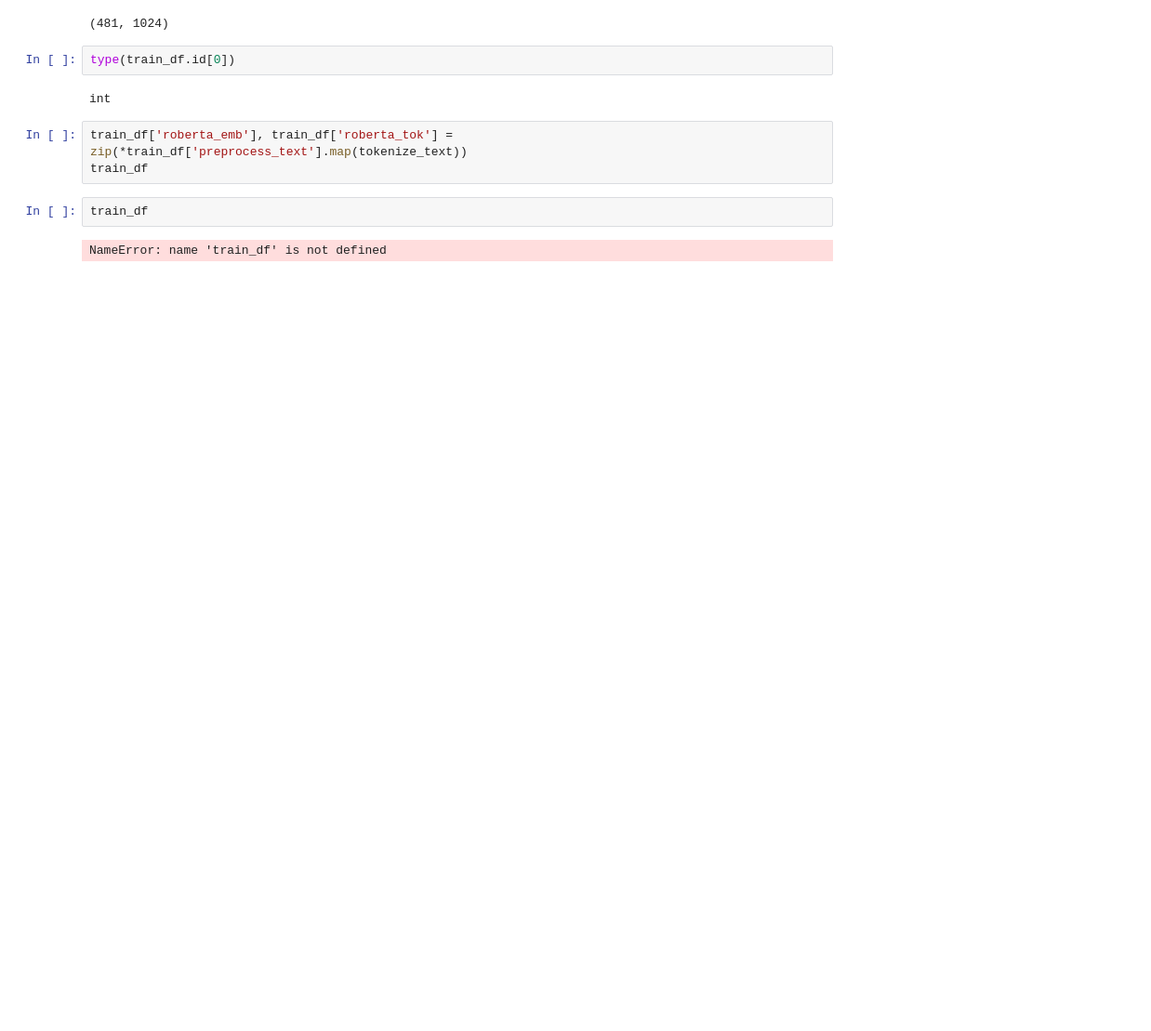
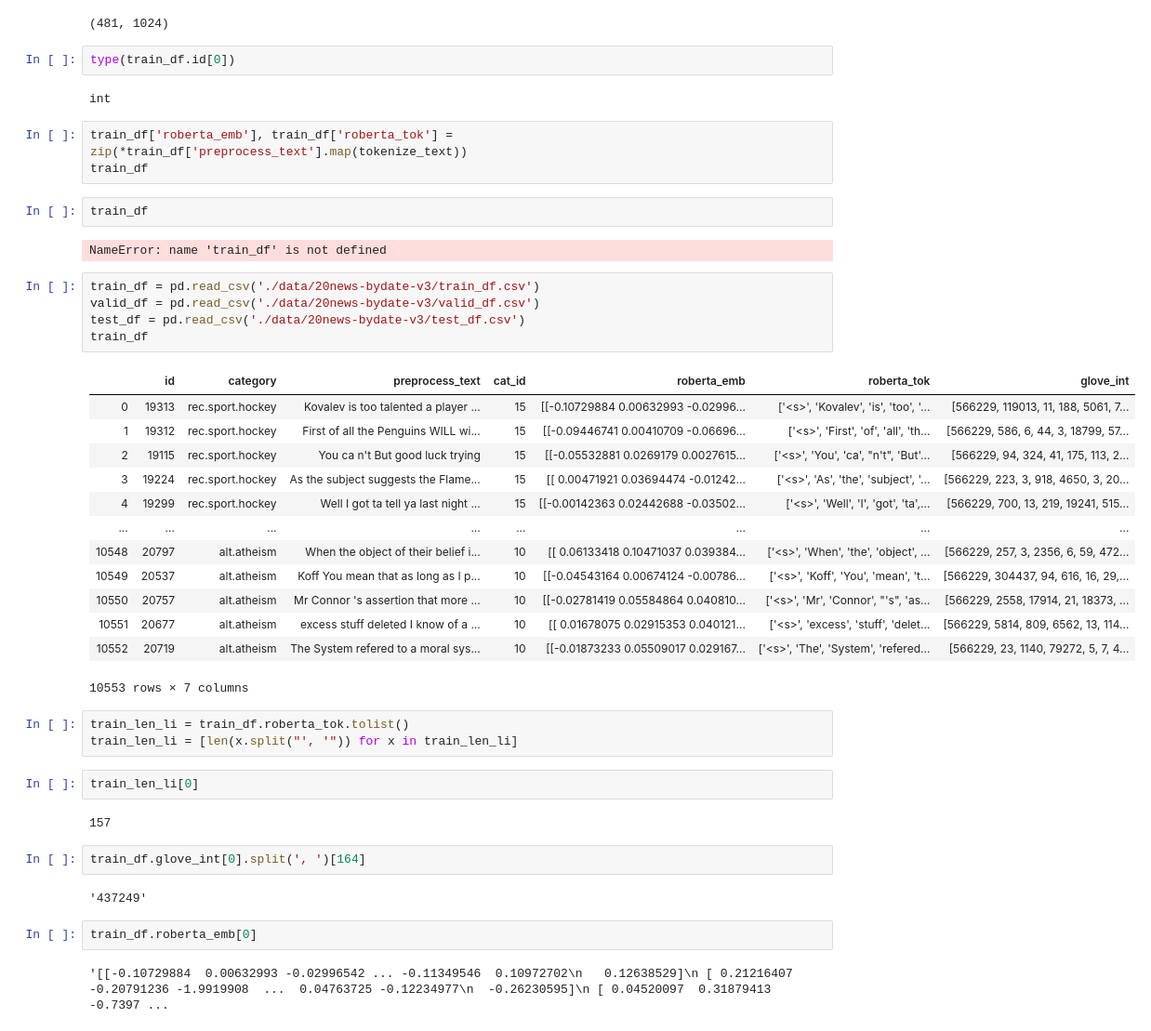
Before and after one commit to tychen5/SequenceFramework, a Jupyter notebook: 2.PrepareData.ipynb, the cells around one changed output. Shown at 93% size. Cells and saved outputs as stored; diff of their text form; blank space fills up the shorter version.

```diff
--- a/2.PrepareData.ipynb
+++ b/2.PrepareData.ipynb
@@ -569,3 +670,37 @@ train_df
 train_df
 # %% [output]
 NameError: name 'train_df' is not defined
+# %%
+train_df = pd.read_csv('./data/20news-bydate-v3/train_df.csv')
+valid_df = pd.read_csv('./data/20news-bydate-v3/valid_df.csv')
+test_df = pd.read_csv('./data/20news-bydate-v3/test_df.csv')
+train_df
+# %% [output]
+|  | id | category | preprocess_text | cat_id | roberta_emb | roberta_tok | glove_int |
+| 0 | 19313 | rec.sport.hockey | Kovalev is too talented a player ... | 15 | [[-0.10729884 0.00632993 -0.02996... | ['<s>', 'Kovalev', 'is', 'too', '... | [566229, 119013, 11, 188, 5061, 7... |
+| 1 | 19312 | rec.sport.hockey | First of all the Penguins WILL wi... | 15 | [[-0.09446741 0.00410709 -0.06696... | ['<s>', 'First', 'of', 'all', 'th... | [566229, 586, 6, 44, 3, 18799, 57... |
+| 2 | 19115 | rec.sport.hockey | You ca n't But good luck trying | 15 | [[-0.05532881 0.0269179 0.0027615... | ['<s>', 'You', 'ca', "n't", 'But'... | [566229, 94, 324, 41, 175, 113, 2... |
+| 3 | 19224 | rec.sport.hockey | As the subject suggests the Flame... | 15 | [[ 0.00471921 0.03694474 -0.01242... | ['<s>', 'As', 'the', 'subject', '... | [566229, 223, 3, 918, 4650, 3, 20... |
+| 4 | 19299 | rec.sport.hockey | Well I got ta tell ya last night ... | 15 | [[-0.00142363 0.02442688 -0.03502... | ['<s>', 'Well', 'I', 'got', 'ta',... | [566229, 700, 13, 219, 19241, 515... |
+| ... | ... | ... | ... | ... | ... | ... | ... |
+| 10548 | 20797 | alt.atheism | When the object of their belief i... | 10 | [[ 0.06133418 0.10471037 0.039384... | ['<s>', 'When', 'the', 'object', ... | [566229, 257, 3, 2356, 6, 59, 472... |
+| 10549 | 20537 | alt.atheism | Koff You mean that as long as I p... | 10 | [[-0.04543164 0.00674124 -0.00786... | ['<s>', 'Koff', 'You', 'mean', 't... | [566229, 304437, 94, 616, 16, 29,... |
+| 10550 | 20757 | alt.atheism | Mr Connor 's assertion that more ... | 10 | [[-0.02781419 0.05584864 0.040810... | ['<s>', 'Mr', 'Connor', "'s", 'as... | [566229, 2558, 17914, 21, 18373, ... |
+| 10551 | 20677 | alt.atheism | excess stuff deleted I know of a ... | 10 | [[ 0.01678075 0.02915353 0.040121... | ['<s>', 'excess', 'stuff', 'delet... | [566229, 5814, 809, 6562, 13, 114... |
+| 10552 | 20719 | alt.atheism | The System refered to a moral sys... | 10 | [[-0.01873233 0.05509017 0.029167... | ['<s>', 'The', 'System', 'refered... | [566229, 23, 1140, 79272, 5, 7, 4... |
+10553 rows × 7 columns
+# %%
+train_len_li = train_df.roberta_tok.tolist()
+train_len_li = [len(x.split("', '")) for x in train_len_li]
+# %%
+train_len_li[0]
+# %% [output]
+157
+# %%
+train_df.glove_int[0].split(', ')[164]
+# %% [output]
+'437249'
+# %%
+train_df.roberta_emb[0]
+# %% [output]
+'[[-0.10729884  0.00632993 -0.02996542 ... -0.11349546  0.10972702\n   0.12638529]\n [ 0.21216407 -0.20791236 -1.9919908  ...  0.04763725 -0.12234977\n  -0.26230595]\n [ 0.04520097  0.31879413 -0.7397 ...
```
Also changed, not shown: parts of 24 cells of this notebook, 2 other files.
